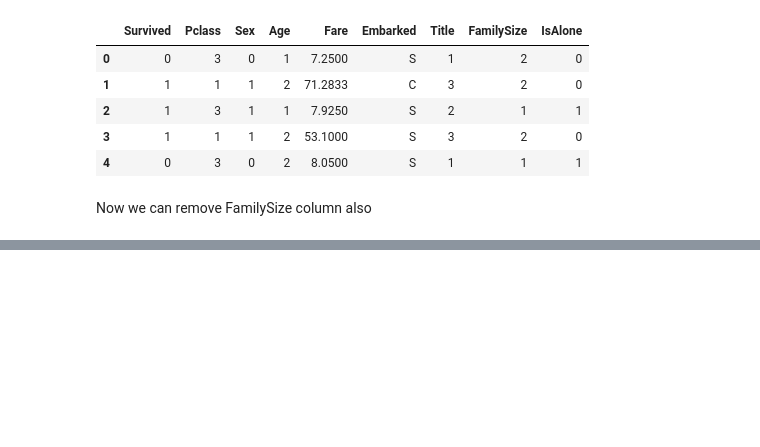
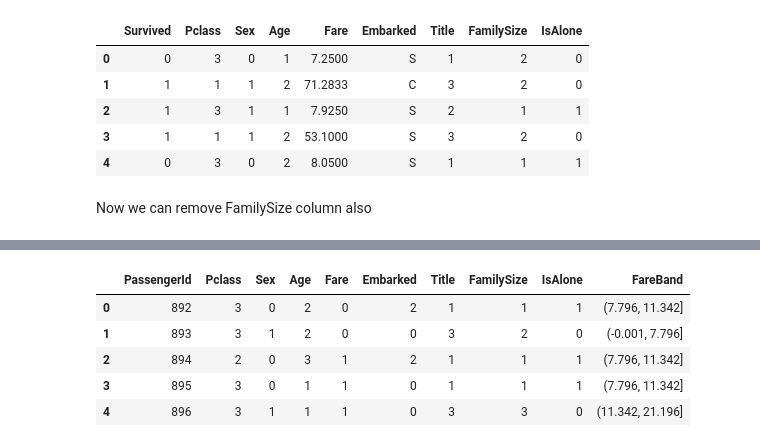
Before and after one commit to Chetan4635/MachineLearning, a Jupyter notebook: TitanicDataset.ipynb, the cells around one changed output, grey strips where cells are left out. Drawn from its saved outputs; the diff is of its cells as text; code cells hidden in the pictures; blank space fills up the shorter version.

```diff
--- a/TitanicDataset.ipynb
+++ b/TitanicDataset.ipynb
@@ -404,0 +440,3 @@ train_df.head
+# %%
+test_df['Fare'].fillna(test_df['Fare'].dropna().median(), inplace=True)
+test_df.head()
@@ -404,0 +527,9 @@ train_df.head
+# %%
+test_df.head()
+# %% [output]
+|  | PassengerId | Pclass | Sex | Age | Fare | Embarked | Title | FamilySize | IsAlone | FareBand |
+| 0 | 892 | 3 | 0 | 2 | 0 | 2 | 1 | 1 | 1 | (7.796, 11.342] |
+| 1 | 893 | 3 | 1 | 2 | 0 | 0 | 3 | 2 | 0 | (-0.001, 7.796] |
+| 2 | 894 | 2 | 0 | 3 | 1 | 2 | 1 | 1 | 1 | (7.796, 11.342] |
+| 3 | 895 | 3 | 0 | 1 | 1 | 0 | 1 | 1 | 1 | (7.796, 11.342] |
+| 4 | 896 | 3 | 1 | 1 | 1 | 0 | 3 | 3 | 0 | (11.342, 21.196] |
```
Also changed, not shown: parts of 21 cells of this notebook.
